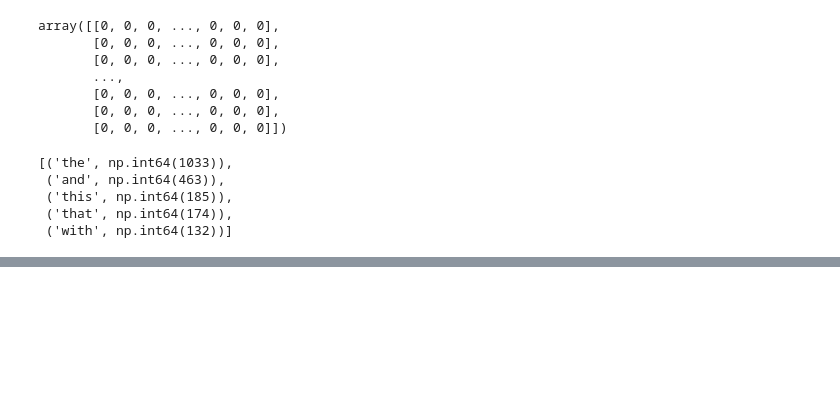
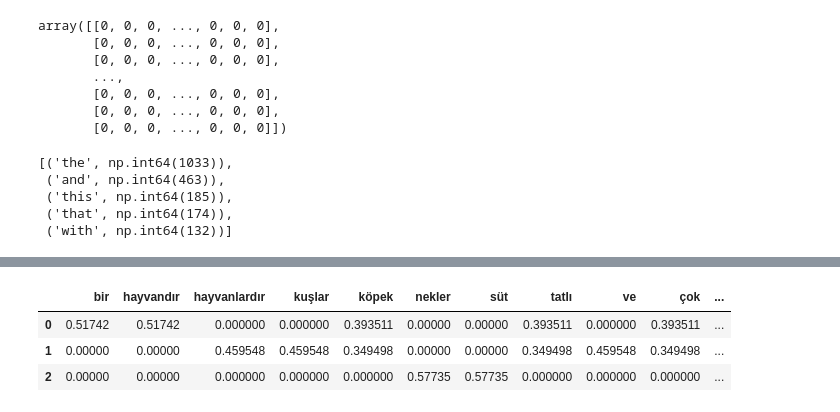
Before and after one commit to ArsenLupen53/GYZU-BTK-codespace, a Jupyter notebook: öznitelik_çıkarma/metinlerden_oznitelik_cikarma.ipynb, the cells around one changed output, grey strips where cells are left out. Cells and saved outputs as stored; diff of their text form; code cells hidden in the pictures; blank space fills up the shorter version.

```diff
--- a/öznitelik_çıkarma/metinlerden_oznitelik_cikarma.ipynb
+++ b/öznitelik_çıkarma/metinlerden_oznitelik_cikarma.ipynb
@@ -162,0 +184,12 @@ en_cok_gecen_5_kelime
+# %%
+# tf idf modeli oluştur
+tfidf_modeli = TfidfVectorizer()
+# %%
+# belgeleri sayısal vektörlere dönüştür
+belge_vektorleri = tfidf_modeli.fit_transform(belgeler)
+# %%
+# kelime kümesini yani vocab oluştur
+kelime_kumesi = tfidf_modeli.get_feature_names_out()
+# %%
+# belgelerin tf idf değerlerini numpy formatına çevir
+vektor_temsili = belge_vektorleri.toarray()
@@ -162,0 +208,9 @@ en_cok_gecen_5_kelime
+# %%
+# bunları okunabilir hale getir
+df_tf_idf = pd.DataFrame(vektor_temsili, columns=kelime_kumesi)
+df_tf_idf
+# %% [output]
+|  | bir | hayvandır | hayvanlardır | kuşlar | köpek | nekler | süt | tatlı | ve | çok | ... |
+| 0 | 0.51742 | 0.51742 | 0.000000 | 0.000000 | 0.393511 | 0.00000 | 0.00000 | 0.393511 | 0.000000 | 0.393511 | ... |
+| 1 | 0.00000 | 0.00000 | 0.459548 | 0.459548 | 0.349498 | 0.00000 | 0.00000 | 0.349498 | 0.459548 | 0.349498 | ... |
+| 2 | 0.00000 | 0.00000 | 0.000000 | 0.000000 | 0.000000 | 0.57735 | 0.57735 | 0.000000 | 0.000000 | 0.000000 | ... |
```
Also changed, not shown: parts of 6 cells of this notebook.
